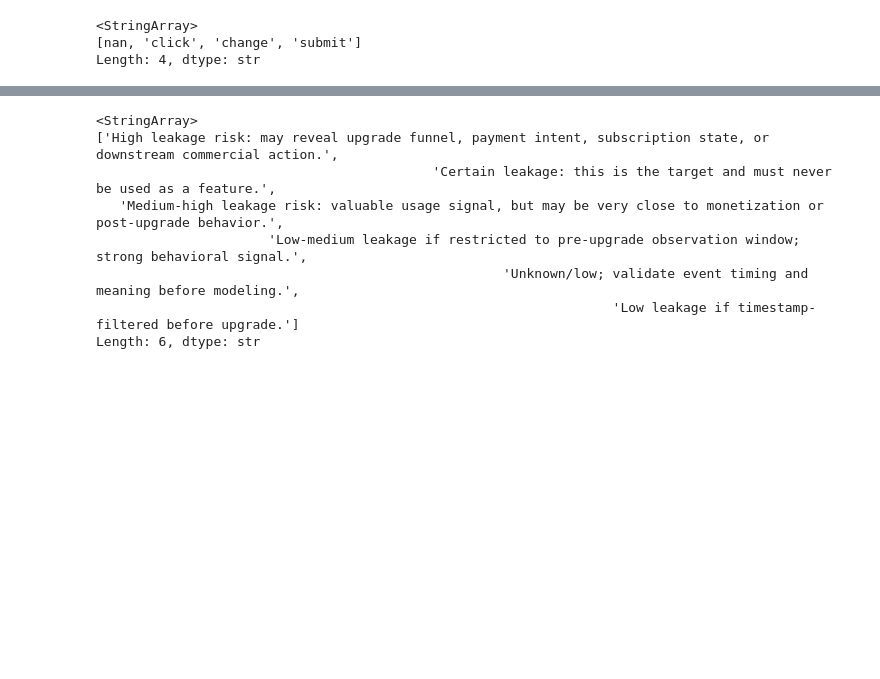
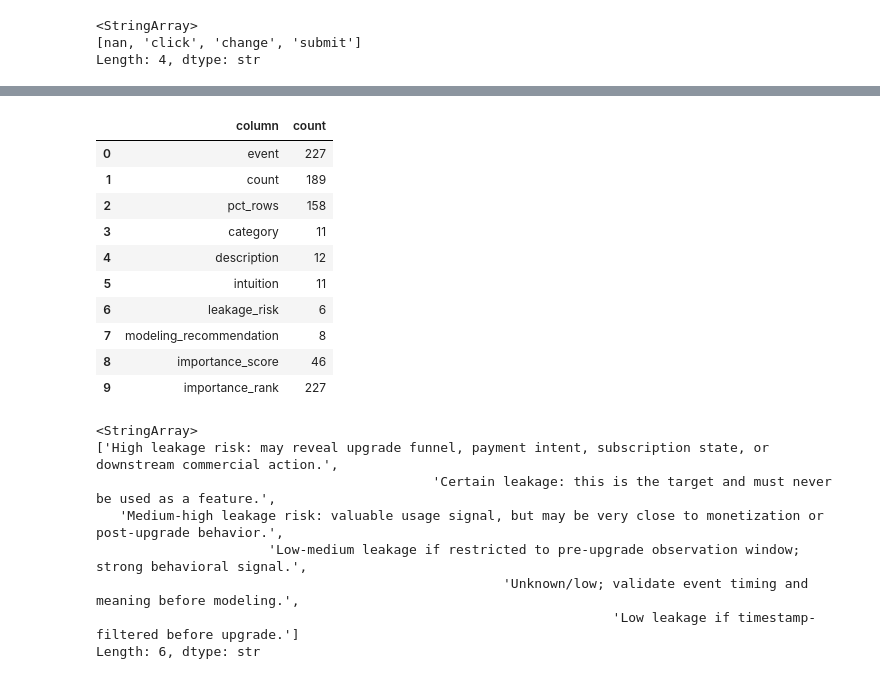
Before and after one commit to z-anxprincex1/zerve-odsc-datathon-2026, a Jupyter notebook: t1.ipynb, the cells around one changed output, grey strips where cells are left out. Cells and saved outputs as stored; diff of their text form; code cells hidden in the pictures; blank space fills up the shorter version.

```diff
--- a/t1.ipynb
+++ b/t1.ipynb
@@ -340 +357,26 @@ event_df
+# %%
+event_df_unique = []
+
+for col in event_df.columns:
+    event_df_unique.append({
+        "column": col,
+        # "unique_values": event_df[col].unique(),
+        "count": event_df[col].nunique(dropna=False)
+    })
+
+event_df_unique = pd.DataFrame(event_df_unique)
+
+event_df_unique
+# %% [output]
+|  | column | count |
+| 0 | event | 227 |
+| 1 | count | 189 |
+| 2 | pct_rows | 158 |
+| 3 | category | 11 |
+| 4 | description | 12 |
+| 5 | intuition | 11 |
+| 6 | leakage_risk | 6 |
+| 7 | modeling_recommendation | 8 |
+| 8 | importance_score | 46 |
+| 9 | importance_rank | 227 |
 # %%
```
Also changed, not shown: parts of 46 cells of this notebook, 8 other files.
